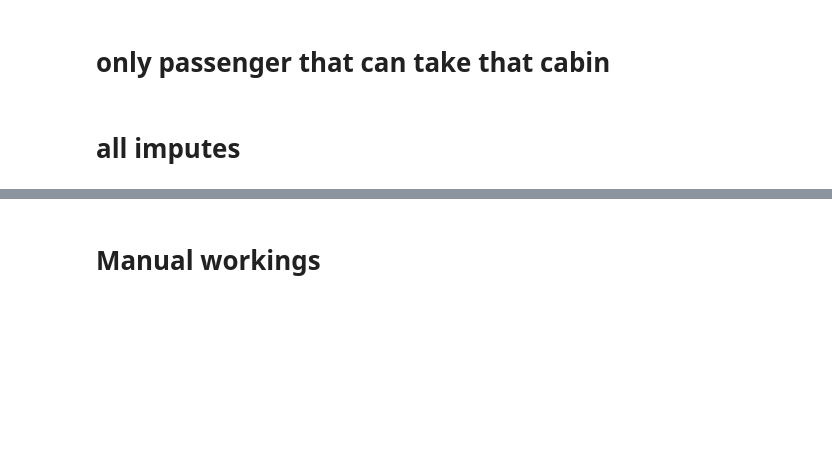
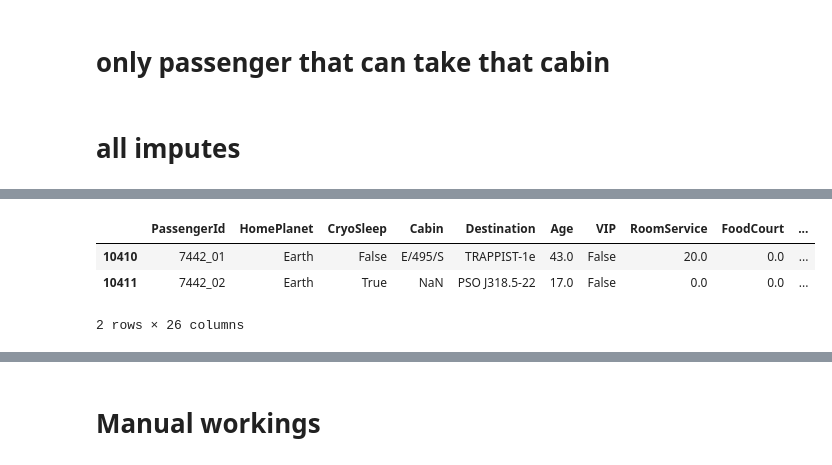
Before and after one commit to jacobsultan/cabin-for-spacetitanic-kaggle, a Jupyter notebook: final.ipynb, the cells around one changed output, grey strips where cells are left out. Drawn from its saved outputs; the diff is of its cells as text; code cells hidden in the pictures; blank space fills up the shorter version.

```diff
--- a/final.ipynb
+++ b/final.ipynb
@@ -238,0 +280,7 @@ dtype: int64
+# %%
+df[df.Group == '7442']
+# %% [output]
+|  | PassengerId | HomePlanet | CryoSleep | Cabin | Destination | Age | VIP | RoomService | FoodCourt | ... |
+| 10410 | 7442_01 | Earth | False | E/495/S | TRAPPIST-1e | 43.0 | False | 20.0 | 0.0 | ... |
+| 10411 | 7442_02 | Earth | True | NaN | PSO J318.5-22 | 17.0 | False | 0.0 | 0.0 | ... |
+2 rows × 26 columns
```
Also changed, not shown: parts of 12 cells of this notebook, 1 other file.
